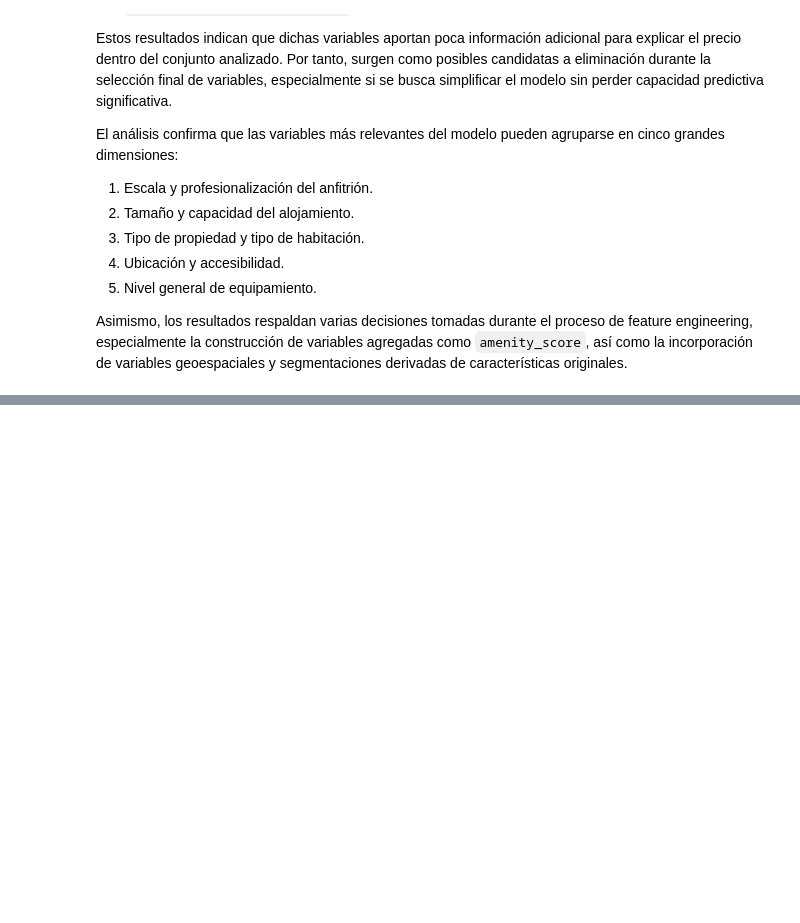
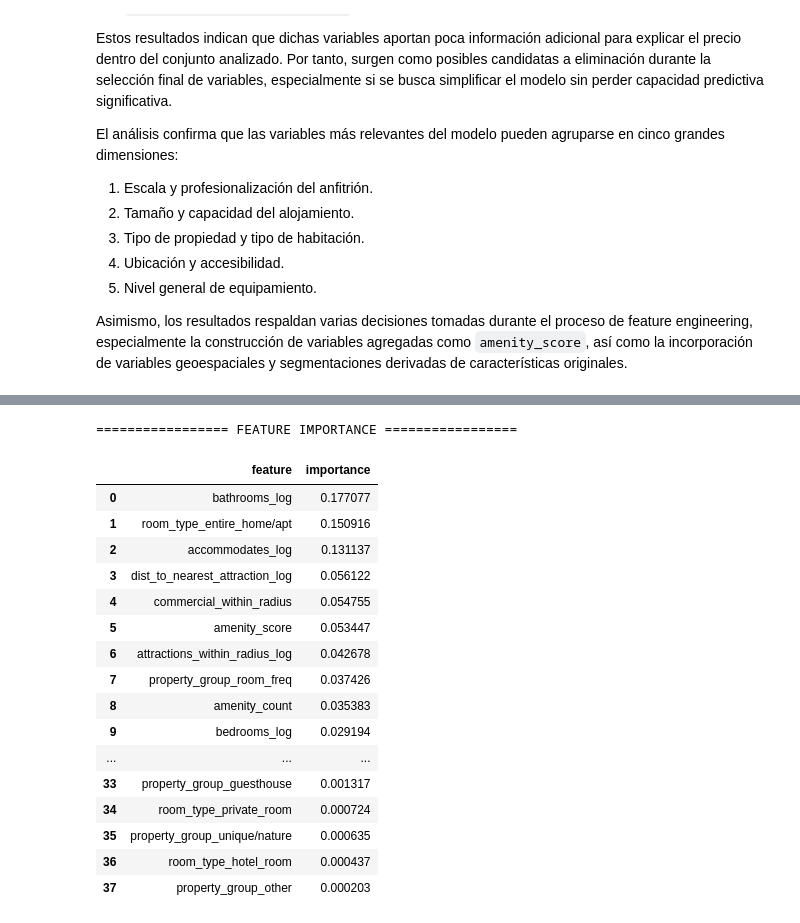
Before and after one commit to josue-rdgzcb/airbnb-price-prediction-mexico-city, a Jupyter notebook: notebooks/02_feature_engineering.ipynb, the cells around one changed output, grey strips where cells are left out. Cells and saved outputs as stored; diff of their text form; code cells hidden in the pictures; blank space fills up the shorter version.

Commit message:
feat(notebook): add baseline model, feature importance and final selection of variables

```diff
--- a/notebooks/02_feature_engineering.ipynb
+++ b/notebooks/02_feature_engineering.ipynb
@@ -1800,0 +1941,3 @@ Asimismo, los resultados respaldan varias decisiones tomadas durante el proceso
+# %%
+# Keep trained model for Feature Importante analysis
+baseline_model = rf_baseline
@@ -1800,0 +1959,41 @@ Asimismo, los resultados respaldan varias decisiones tomadas durante el proceso
+# %%
+import pandas as pd
+
+# ================= FEATURE IMPORTANCE ANALYSIS =================
+
+feature_importance = pd.DataFrame({
+
+    "feature": X_train.columns,
+    "importance": baseline_model.feature_importances_
+
+})
+
+feature_importance = feature_importance.sort_values(
+    by="importance",
+    ascending=False
+).reset_index(drop=True)
+
+print(
+    "\n================= FEATURE IMPORTANCE ================="
+)
+
+display(feature_importance)
+# %% [output]
+================= FEATURE IMPORTANCE =================
+|  | feature | importance |
+| 0 | bathrooms_log | 0.177077 |
+| 1 | room_type_entire_home/apt | 0.150916 |
+| 2 | accommodates_log | 0.131137 |
+| 3 | dist_to_nearest_attraction_log | 0.056122 |
+| 4 | commercial_within_radius | 0.054755 |
+| 5 | amenity_score | 0.053447 |
+| 6 | attractions_within_radius_log | 0.042678 |
+| 7 | property_group_room_freq | 0.037426 |
+| 8 | amenity_count | 0.035383 |
+| 9 | bedrooms_log | 0.029194 |
+| ... | ... | ... |
+| 33 | property_group_guesthouse | 0.001317 |
+| 34 | room_type_private_room | 0.000724 |
+| 35 | property_group_unique/nature | 0.000635 |
+| 36 | room_type_hotel_room | 0.000437 |
+| 37 | property_group_other | 0.000203 |
```
Also changed, not shown: parts of 15 cells of this notebook.
